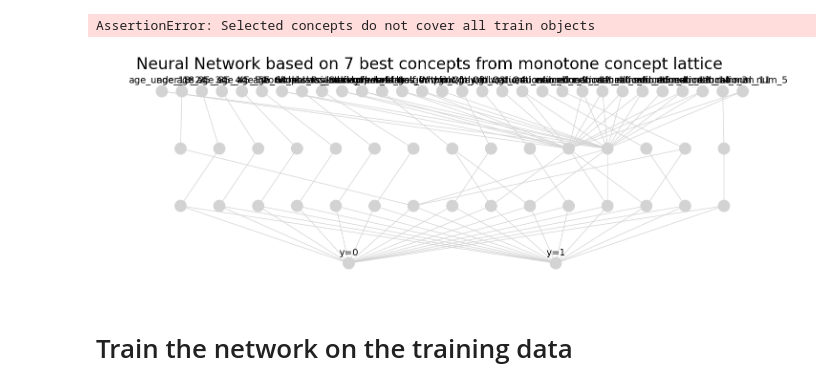
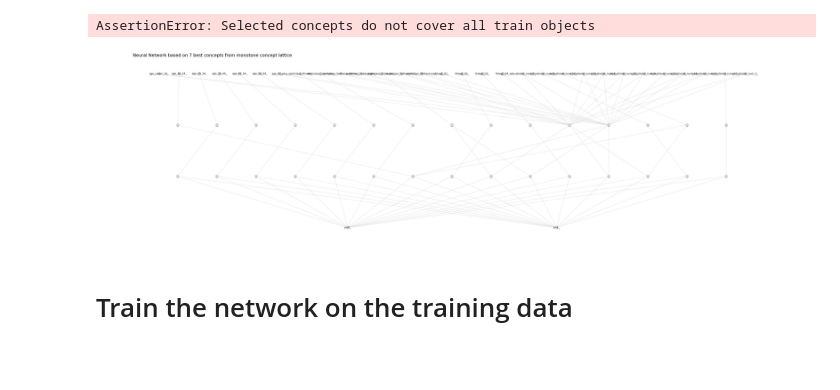
Before and after one commit to AsadKhalil/NeuralFCA, a Jupyter notebook: OSDA_Project.ipynb, the cells around one changed output. Drawn from its saved outputs; the diff is of its cells as text; code cells hidden in the pictures; blank space fills up the shorter version.

```diff
--- a/OSDA_Project.ipynb
+++ b/OSDA_Project.ipynb
@@ -386,7 +386,7 @@ perm_importance_df[:20]
 # %% [markdown]
 # **Applying Binarization for Neural FCA**
 # %%
-file_path = 'income-data.csv'
+file_path = 'input/income-data.csv'
 df = pd.read_csv(file_path)
 # %%
 # Replace '?' with NaN for proper cleaning
@@ -396,8 +396,9 @@ data_cleaned = df.replace('?', pd.NA)
 data_cleaned = data_cleaned.dropna()
 data_cleaned.drop(columns = ['capital-gain','capital-loss'], inplace= True)
 # Separate X and Y again after cleaning
-X = data_cleaned.drop(columns=['income'])
-Y = data_cleaned['income']
+# X = data_cleaned.drop(columns=['income'])
+# Y = data_cleaned['income']
 
 # Display the updated shapes of X and Y
-X.shape, Y.shape
+# X.shape, Y.shape
+X = data_cleaned
@@ -450,2 +466,2 @@ unique_values_df
 # %%
-Y_binarized = Y.apply(lambda x: 1 if x.strip() == '>50K' else 0)  # Encode target variable
+X['income'] = X['income'].apply(lambda x: 1 if x.strip() == '>50K' else 0)
@@ -764,11 +829,11 @@ import neural_lib as nl
 # %%
 X_train, X_test, y_train, y_test = train_test_split(X_binarized, Y_binarized, test_size=0.2, random_state=42)
 # %%
-X_train = X_train.sample(n=10, random_state=42)
+X_train = X_train.sample(n=20, random_state=42)
 
-y_train = y_train.sample(n=10, random_state=42)
+y_train = y_train.sample(n=20, random_state=42)
 # Convert the binarized dataframe into a Formal Context
-reduced_columns = X_train.columns[:30]  # First 10 columns
+reduced_columns = X_train.columns[:50]  # First 10 columns
 X_train = X_train[reduced_columns]
 # %%
 
@@ -855,17 +925,17 @@ AssertionError: Selected concepts do not cover all train objects
 # Setup visualization for the neural network architecture
 vis = LineVizNx(node_label_font_size=14, node_label_func=lambda el_i, P: nl.neuron_label_func(el_i, P, set(cn.attributes)) + '\n\n')
 # %%
-fig, ax = plt.subplots(figsize=(15, 5))
+fig, ax = plt.subplots(figsize=(55, 15))
 vis.draw_poset(
     cn.poset, ax=ax,
     flg_node_indices=False,
-    node_label_func=lambda el_i, P: nl.neuron_label_func(el_i, P, set(cn.attributes), only_new_attrs=True) + '\n\n'
+    node_label_func=lambda el_i, P: nl.neuron_label_func(el_i, P, set(cn.attributes), only_new_attrs=True) + '_'
 )
 plt.title('Neural Network based on 7 best concepts from monotone concept lattice', loc='left', x=0.05, size=24)
 plt.tight_layout()
 plt.show()
 # %% [output]
-[figure, old version]
+[figure, new version]
 # %% [markdown]
 # Train the network on the training data
 # %%
```
Also changed, not shown: parts of 16 cells of this notebook, 5 other files.
